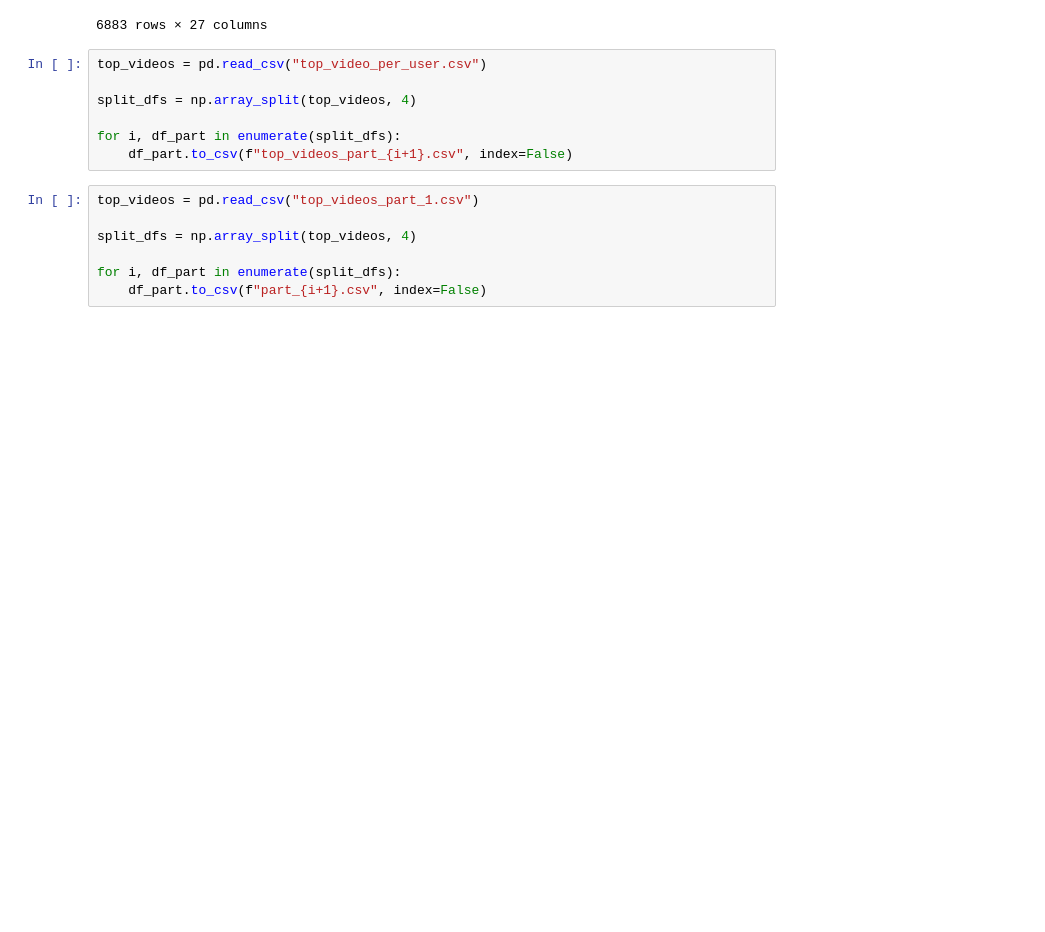
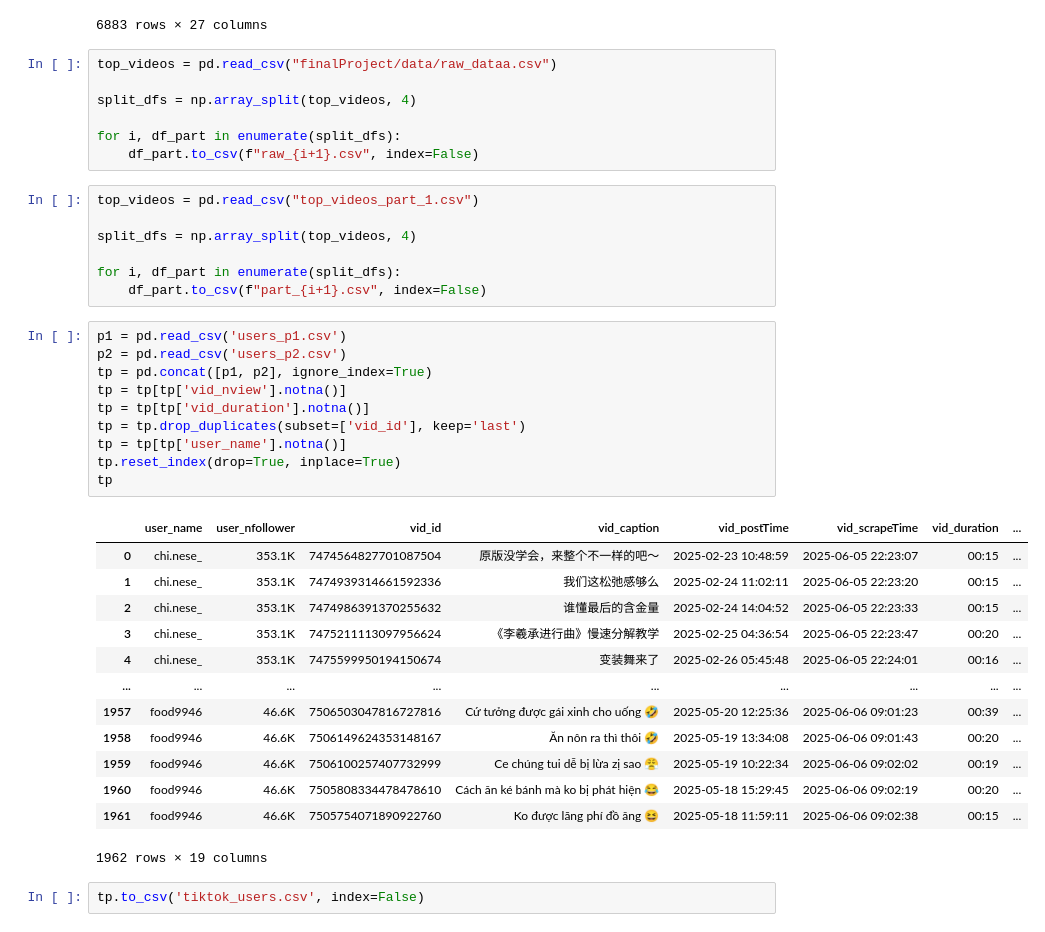
Before and after one commit to thienphucle/IE403.P21_Social_Media_Data_Mining, a Jupyter notebook: combine.ipynb, the cells around one changed output. Cells and saved outputs as stored; diff of their text form; blank space fills up the shorter version.

```diff
--- a/combine.ipynb
+++ b/combine.ipynb
@@ -53,12 +53,12 @@ top_videos
 | 7917 | m.ry.du.da | 13100.0 | 7499328608528256274 | Chỉ vì vài giây lơ là thôi mà em ... | 2025-05-01 11:25:06+07:00 | 2025-05-17 17:55:53+07:00 | 00:14 | ... |
 6883 rows × 27 columns
 # %%
-top_videos = pd.read_csv("top_video_per_user.csv")
+top_videos = pd.read_csv("finalProject/data/raw_dataa.csv")
 
 split_dfs = np.array_split(top_videos, 4)
 
 for i, df_part in enumerate(split_dfs):
-    df_part.to_csv(f"top_videos_part_{i+1}.csv", index=False)
+    df_part.to_csv(f"raw_{i+1}.csv", index=False)
 # %%
 top_videos = pd.read_csv("top_videos_part_1.csv")
 
@@ -66,3 +66,29 @@ split_dfs = np.array_split(top_videos, 4)
 
 for i, df_part in enumerate(split_dfs):
     df_part.to_csv(f"part_{i+1}.csv", index=False)
+# %%
+p1 = pd.read_csv('users_p1.csv')
+p2 = pd.read_csv('users_p2.csv')
+tp = pd.concat([p1, p2], ignore_index=True)
+tp = tp[tp['vid_nview'].notna()]
+tp = tp[tp['vid_duration'].notna()]
+tp = tp.drop_duplicates(subset=['vid_id'], keep='last')
+tp = tp[tp['user_name'].notna()]
+tp.reset_index(drop=True, inplace=True)
+tp
+# %% [output]
+|  | user_name | user_nfollower | vid_id | vid_caption | vid_postTime | vid_scrapeTime | vid_duration | ... |
+| 0 | chi.nese_ | 353.1K | 7474564827701087504 | 原版没学会，来整个不一样的吧～ | 2025-02-23 10:48:59 | 2025-06-05 22:23:07 | 00:15 | ... |
+| 1 | chi.nese_ | 353.1K | 7474939314661592336 | 我们这松弛感够么 | 2025-02-24 11:02:11 | 2025-06-05 22:23:20 | 00:15 | ... |
+| 2 | chi.nese_ | 353.1K | 7474986391370255632 | 谁懂最后的含金量 | 2025-02-24 14:04:52 | 2025-06-05 22:23:33 | 00:15 | ... |
+| 3 | chi.nese_ | 353.1K | 7475211113097956624 | 《李羲承进行曲》慢速分解教学 | 2025-02-25 04:36:54 | 2025-06-05 22:23:47 | 00:20 | ... |
+| 4 | chi.nese_ | 353.1K | 7475599950194150674 | 变装舞来了 | 2025-02-26 05:45:48 | 2025-06-05 22:24:01 | 00:16 | ... |
+| ... | ... | ... | ... | ... | ... | ... | ... | ... |
+| 1957 | food9946 | 46.6K | 7506503047816727816 | Cứ tưởng được gái xinh cho uống 🤣 | 2025-05-20 12:25:36 | 2025-06-06 09:01:23 | 00:39 | ... |
+| 1958 | food9946 | 46.6K | 7506149624353148167 | Ăn nôn ra thì thôi 🤣 | 2025-05-19 13:34:08 | 2025-06-06 09:01:43 | 00:20 | ... |
+| 1959 | food9946 | 46.6K | 7506100257407732999 | Ce chúng tui dễ bị lừa zị sao 😤 | 2025-05-19 10:22:34 | 2025-06-06 09:02:02 | 00:19 | ... |
+| 1960 | food9946 | 46.6K | 7505808334478478610 | Cách ăn ké bánh mà ko bị phát hiện 😂 | 2025-05-18 15:29:45 | 2025-06-06 09:02:19 | 00:20 | ... |
+| 1961 | food9946 | 46.6K | 7505754071890922760 | Ko được lãng phí đồ ăng 😆 | 2025-05-18 11:59:11 | 2025-06-06 09:02:38 | 00:15 | ... |
+1962 rows × 19 columns
+# %%
+tp.to_csv('tiktok_users.csv', index=False)
```
Also changed, not shown: 18 other files.
